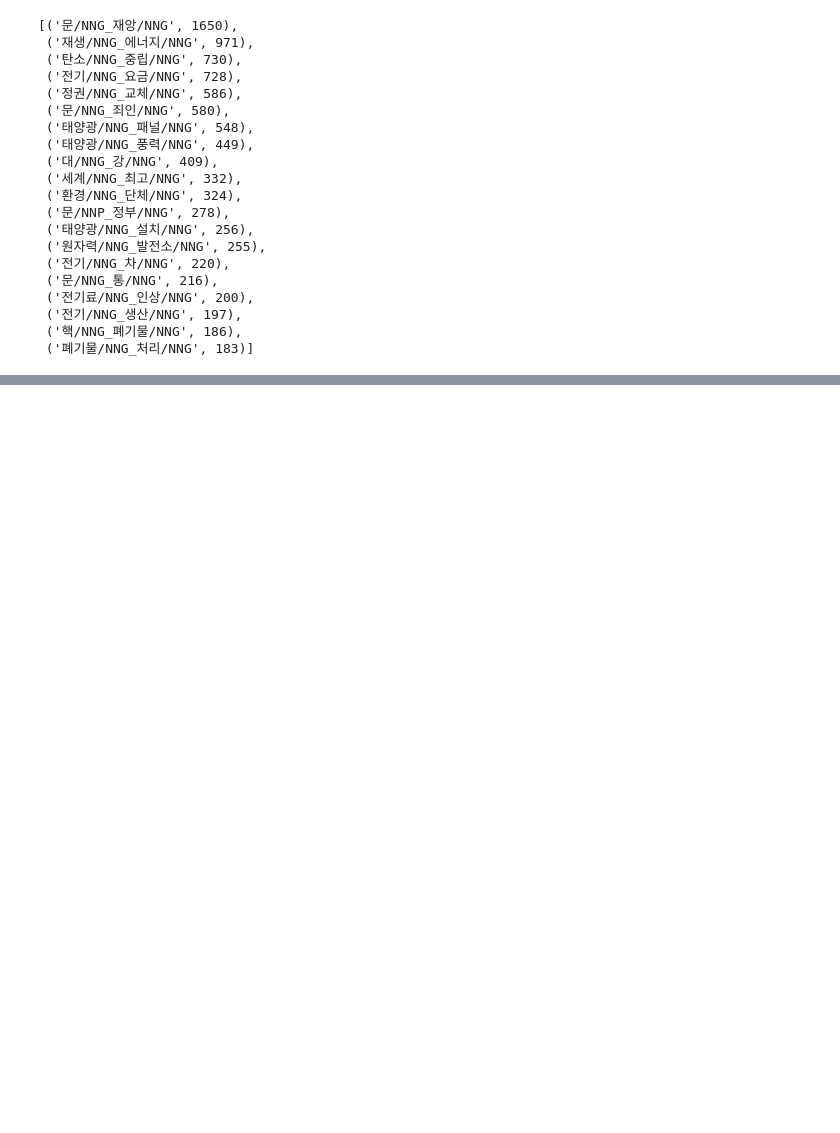
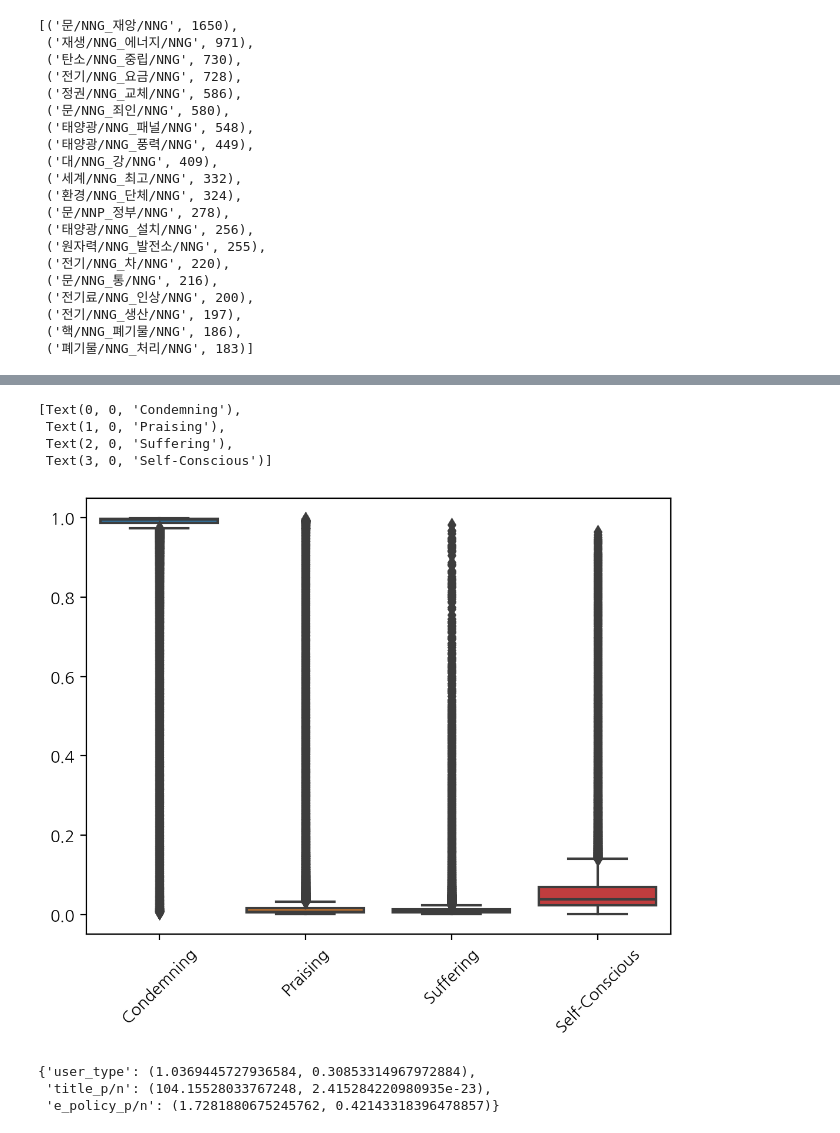
Before and after one commit to ByungjunKim/EnergyTransitionKorea, a Jupyter notebook: EDA.ipynb, the cells around one changed output, grey strips where cells are left out. Saved outputs shown, nothing was run; the diff lists cells and outputs as text; code cells hidden in the pictures; blank space fills up the shorter version.

```diff
--- a/EDA.ipynb
+++ b/EDA.ipynb
@@ -766,0 +765,28 @@ df.to_csv('./reply_df_kome_merge_token_ada.csv',index=None)
+# %%
+g = sns.boxplot(data = df[['Condemning', 'Praising', 'Suffering','Self-Conscious']])
+g.set_xticklabels(g.get_xticklabels(), rotation=45)
+# %% [output]
+[Text(0, 0, 'Condemning'),
+ Text(1, 0, 'Praising'),
+ Text(2, 0, 'Suffering'),
+ Text(3, 0, 'Self-Conscious')]
+[figure, added]
+# %%
+# Define a function to perform the Kruskal-Wallis H test for the dependent variable based on the specified group column
+def perform_kruskal_test_single(df, group_column, dependent_var):
+    groups = [df[dependent_var][df[group_column] == group].values for group in df[group_column].unique() if group == group]  # Exclude NaN groups
+    h_stat, p_val = kruskal(*groups)
+    return h_stat, p_val
+
+# Perform the Kruskal-Wallis H test based on 'user_type', 'title_p/n', and 'e_policy_p/n' for 'Condemning' and store the results
+kruskal_results_single = {
+    'user_type': perform_kruskal_test_single(df, 'user_type', 'Condemning'),
+    'title_p/n': perform_kruskal_test_single(df, 'title_p/n', 'Condemning'),
+    'e_policy_p/n': perform_kruskal_test_single(df, 'e_policy_p/n', 'Condemning')
+}
+
+kruskal_results_single
+# %% [output]
+{'user_type': (1.0369445727936584, 0.30853314967972884),
+ 'title_p/n': (104.15528033767248, 2.415284220980935e-23),
+ 'e_policy_p/n': (1.7281880675245762, 0.42143318396478857)}
```
Also changed, not shown: parts of 5 cells of this notebook, 1 other file.
